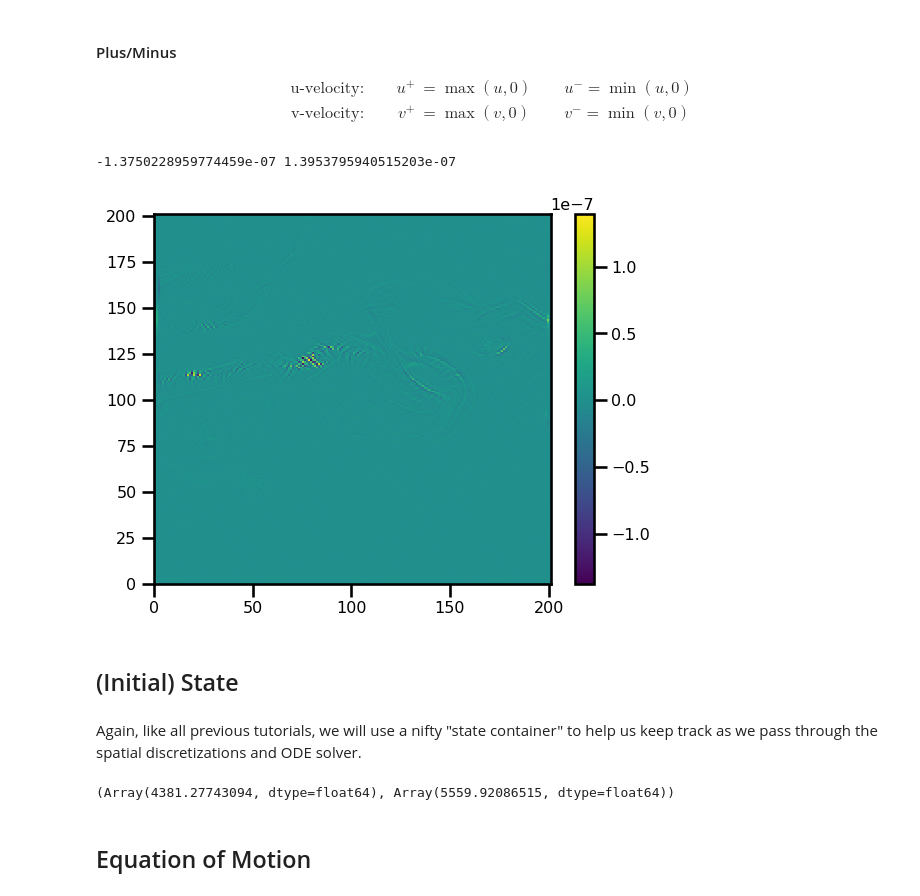
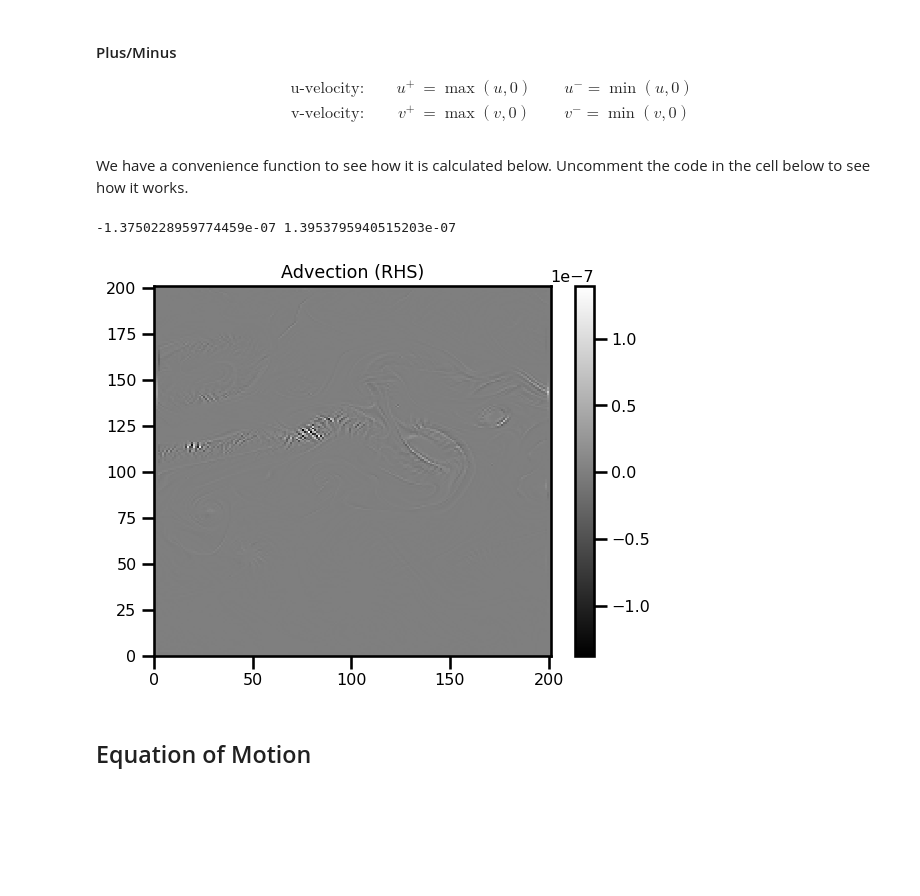
Before and after one commit to jejjohnson/jaxsw, a Jupyter notebook: jbook/content/qg/ssh_free_run.ipynb, the cells around one changed output. Saved outputs shown, nothing was run; the diff lists cells and outputs as text; code cells hidden in the pictures; blank space fills up the shorter version.

```diff
--- a/jbook/content/qg/ssh_free_run.ipynb
+++ b/jbook/content/qg/ssh_free_run.ipynb
@@ -224,0 +297,14 @@ print(np.max(np.abs(ssh_rec - ssh)))
+# %%
+def xrda_to_latlon_field(da: xr.DataArray):
+    # get domain
+    domain = LatLonMeanDomain(lat=da.lat.values, lon=da.lon.values)
+
+    # transpose to get the correct dimensions
+    da = da.transpose("lon", "lat")
+
+    # get field
+    return jnp.asarray(da), domain
+
+
+def xrds_to_latlon_field(ds: xr.DataArray, variable: str, time: str):
+    return xrda_to_latlon_field(da=ds[variable].sel(time=time))
@@ -225 +366,14 @@ print(np.max(np.abs(ssh_rec - ssh)))
+# %%
+# using the xr.DataArray
+eta_init, domain = xrda_to_latlon_field(ds.ssh[0])
+
+# initialize parameters
+params = Params(c1=1.5, f0=domain.f0, beta=domain.beta, domain=domain, eta=eta_init)
+
+# initialize state
+state_init = init_state(params=params)
+
+eta_new = ssh_from_state(state_init, params)
+
+np.testing.assert_array_almost_equal(eta_new, eta_init, decimal=9)
 # %% [markdown]
@@ -301,4 +455,7 @@ $$
 \text{v-velocity}: && && v^+ &= \max(v,0) && && v^- = \min(v,0)
 \end{aligned}
 $$
+# %% [markdown]
+We have a convenience function to see how it is calculated below.
+Uncomment the code in the cell below to see how it works.
 # %%
@@ -318,7 +476,9 @@ def advection_term_upwind(q, psi, dx, dy, **kwargs) -> Array:
 
     # print(u_avg.shape, v_avg.shape, q.shape)
 
-    adv_term = F_adv.advection_upwind_2D(q, a=u, b=v, step_size=(dx, dy))
+    adv_term = F_adv.advection_upwind_2D(
+        q, a=u, b=v, step_size=(dx, dy), way=kwargs.get("way", 1)
+    )
 
     rhs = jnp.zeros_like(q)
 
@@ -329,7 +489,7 @@ def advection_term_upwind(q, psi, dx, dy, **kwargs) -> Array:
 
 
 rhs = advection_term_upwind(
-    q, psi, domain.dx_mean, domain.dx_mean, method="central", way=-1
+    q, psi, domain.dx_mean, domain.dx_mean, method="central", way=1
 )
 
 print(rhs.min(), rhs.max())
@@ -338,13 +498,10 @@ print(rhs.min(), rhs.max())
 # %%
 fig, ax = plt.subplots()
 
-pts = ax.pcolormesh(rhs.T)
+pts = ax.pcolormesh(rhs.T, cmap="gray")
+ax.set(title="Advection (RHS)")
 plt.colorbar(pts)
 
 plt.show()
 # %% [output]
-[figure, old version]
+[figure, new version]
-# %% [markdown]
-## (Initial) State
-# %% [markdown]
-Again, like all previous tutorials, we will use a nifty "state container" to help us keep track as we pass through the spatial discretizations and ODE solver.
@@ -353,12 +507,0 @@ from jaxsw._src.domain.latlon import LatLonMeanDomain
-# %%
-lon = ds.lon.values
-lat = ds.lat.values
-ssh = jnp.asarray(ds.ssh[0].values.T)
-
-domain = LatLonMeanDomain(lat=lat, lon=lon)
-
-assert domain.size == (lon.shape[0], lat.shape[0])
-
-domain.dx
-# %% [output]
-(Array(4381.27743094, dtype=float64), Array(5559.92086515, dtype=float64))
```
Also changed, not shown: parts of 45 cells of this notebook, 2 other files.
